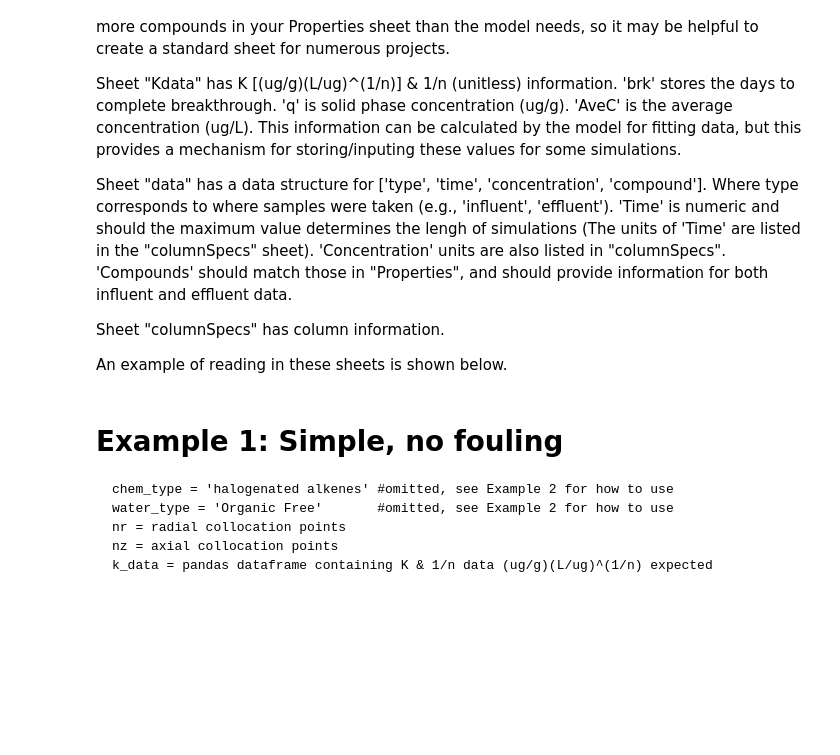
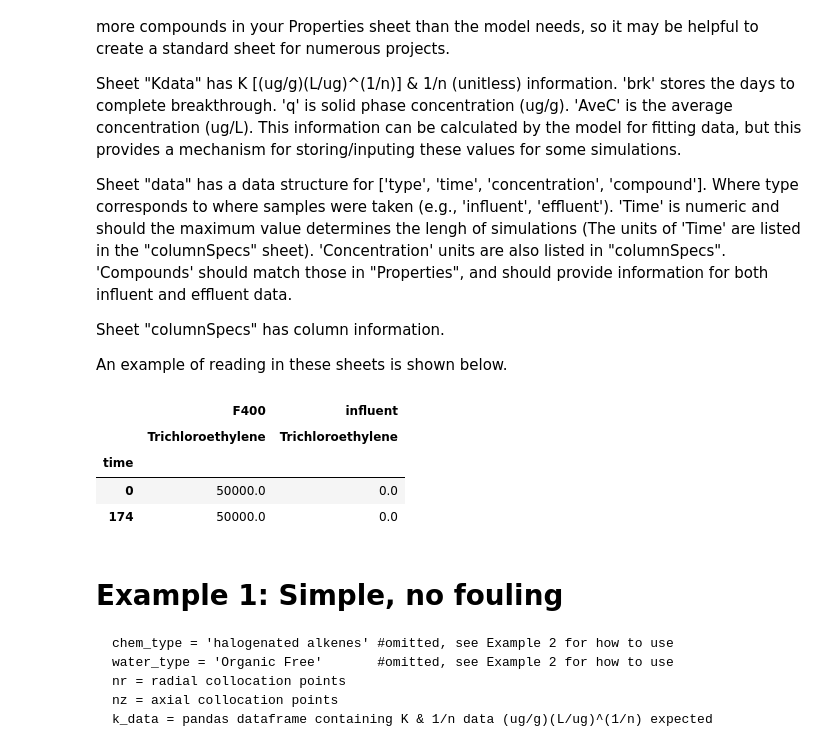
Before and after one commit to matcoghe/Thesis-Activated-Carbon-Modelling, a Jupyter notebook: 1Water_treatment_model_USEPA/PSDM/Simple_Example.ipynb, the cells around one changed output. Saved outputs shown, nothing was run; the diff lists cells and outputs as text; code cells hidden in the pictures; blank space fills up the shorter version.

```diff
--- a/1Water_treatment_model_USEPA/PSDM/Simple_Example.ipynb
+++ b/1Water_treatment_model_USEPA/PSDM/Simple_Example.ipynb
@@ -57,6 +57,14 @@ compounds, carbons, = PSDM.process_input_file(fn,\
                                                data_sheet='data',\
                                                column_sheet='columnSpecs'
                                               )
+# %%
+raw_data
+# %% [output]
+|  | F400 | influent |
+|  | Trichloroethylene | Trichloroethylene |
+| time |  |  |
+| 0 | 50000.0 | 0.0 |
+| 174 | 50000.0 | 0.0 |
 # %% [markdown]
 # Example 1: Simple, no fouling
 
```
Also changed, not shown: parts of 2 cells of this notebook, 3 other files.
